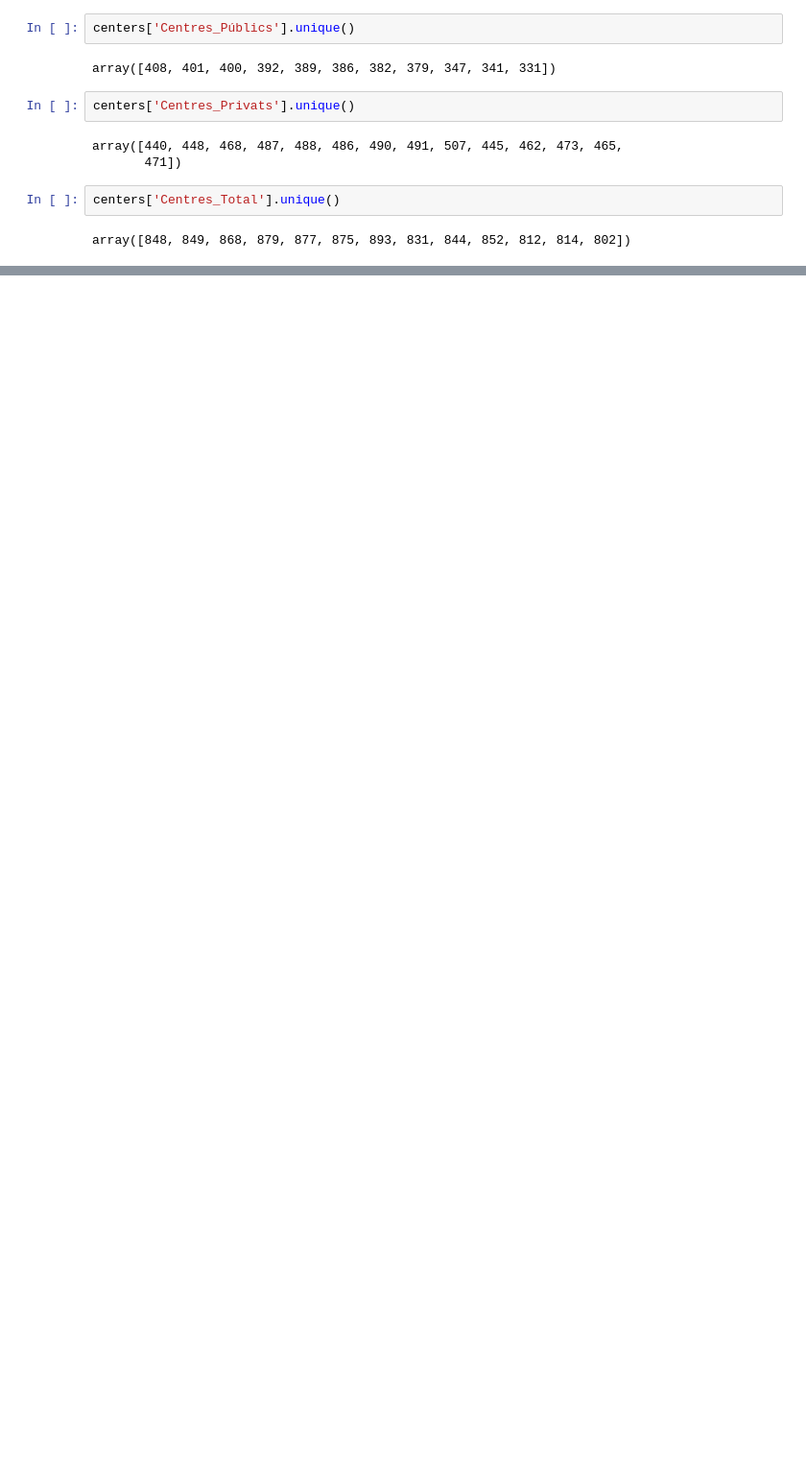
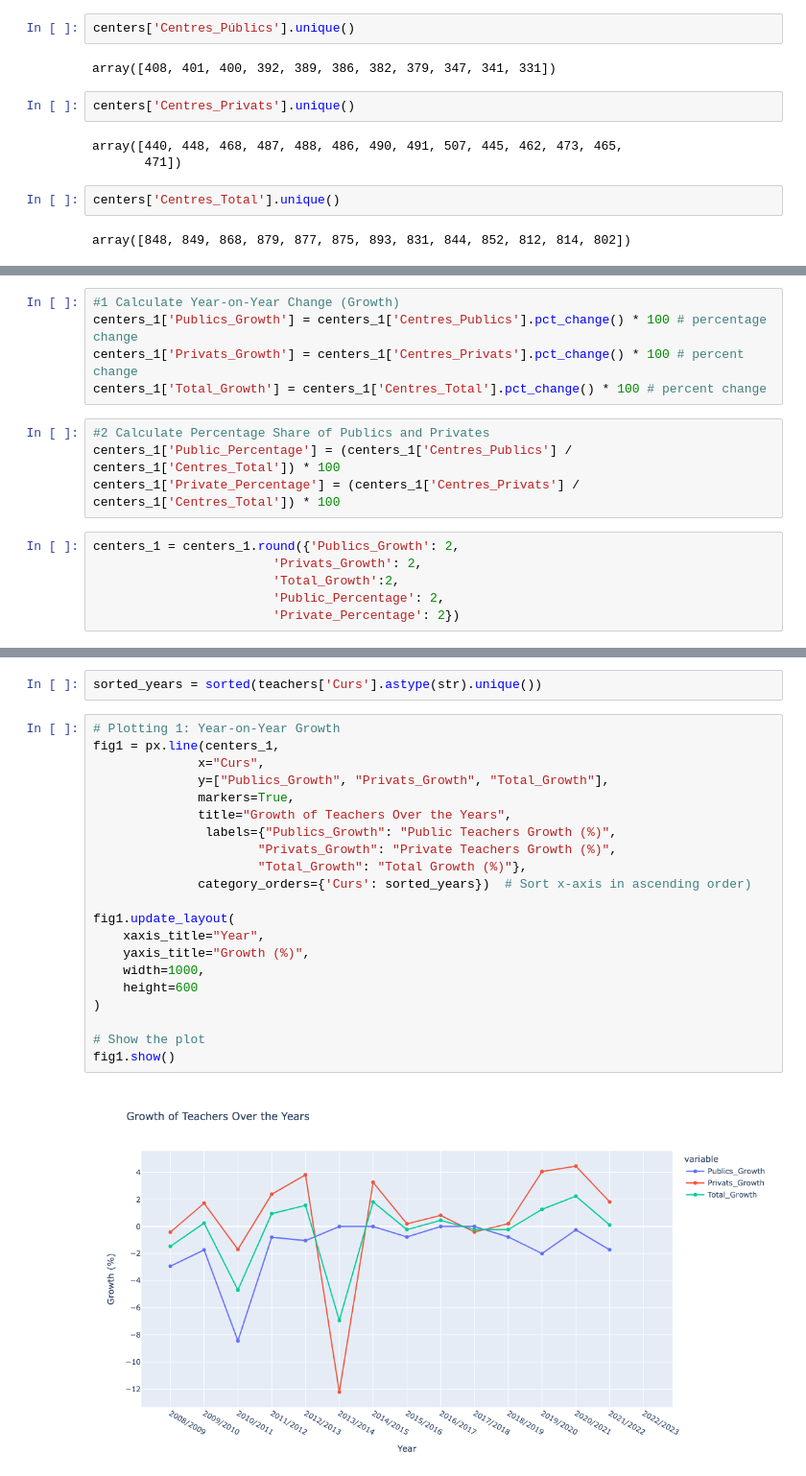
Before and after one commit to arita-pereira/BC_Final_Project, a Jupyter notebook: Final Project_draft.ipynb, the cells around one changed output, grey strips where cells are left out. Shown at 96% size. Saved outputs shown, nothing was run; the diff lists cells and outputs as text; blank space fills up the shorter version.

```diff
--- a/Final Project_draft.ipynb
+++ b/Final Project_draft.ipynb
@@ -267,0 +330,15 @@ array([848, 849, 868, 879, 877, 875, 893, 831, 844, 852, 812, 814, 802])
+# %%
+#1 Calculate Year-on-Year Change (Growth)
+centers_1['Publics_Growth'] = centers_1['Centres_Publics'].pct_change() * 100 # percentage change
+centers_1['Privats_Growth'] = centers_1['Centres_Privats'].pct_change() * 100 # percent change
+centers_1['Total_Growth'] = centers_1['Centres_Total'].pct_change() * 100 # percent change
+# %%
+#2 Calculate Percentage Share of Publics and Privates
+centers_1['Public_Percentage'] = (centers_1['Centres_Publics'] / centers_1['Centres_Total']) * 100
+centers_1['Private_Percentage'] = (centers_1['Centres_Privats'] / centers_1['Centres_Total']) * 100
+# %%
+centers_1 = centers_1.round({'Publics_Growth': 2,
+                        'Privats_Growth': 2,
+                        'Total_Growth':2,
+                        'Public_Percentage': 2,
+                        'Private_Percentage': 2})
@@ -267,0 +364,25 @@ array([848, 849, 868, 879, 877, 875, 893, 831, 844, 852, 812, 814, 802])
+# %%
+sorted_years = sorted(teachers['Curs'].astype(str).unique())
+# %%
+# Plotting 1: Year-on-Year Growth
+fig1 = px.line(centers_1,
+              x="Curs",
+              y=["Publics_Growth", "Privats_Growth", "Total_Growth"],
+              markers=True,
+              title="Growth of Teachers Over the Years",
+               labels={"Publics_Growth": "Public Teachers Growth (%)",
+                      "Privats_Growth": "Private Teachers Growth (%)",
+                      "Total_Growth": "Total Growth (%)"},
+              category_orders={'Curs': sorted_years})  # Sort x-axis in ascending order)
+
+fig1.update_layout(
+    xaxis_title="Year",
+    yaxis_title="Growth (%)",
+    width=1000,
+    height=600
+)
+
+# Show the plot
+fig1.show()
+# %% [output]
+[figure, added]
```
Also changed, not shown: parts of 39 cells of this notebook.
